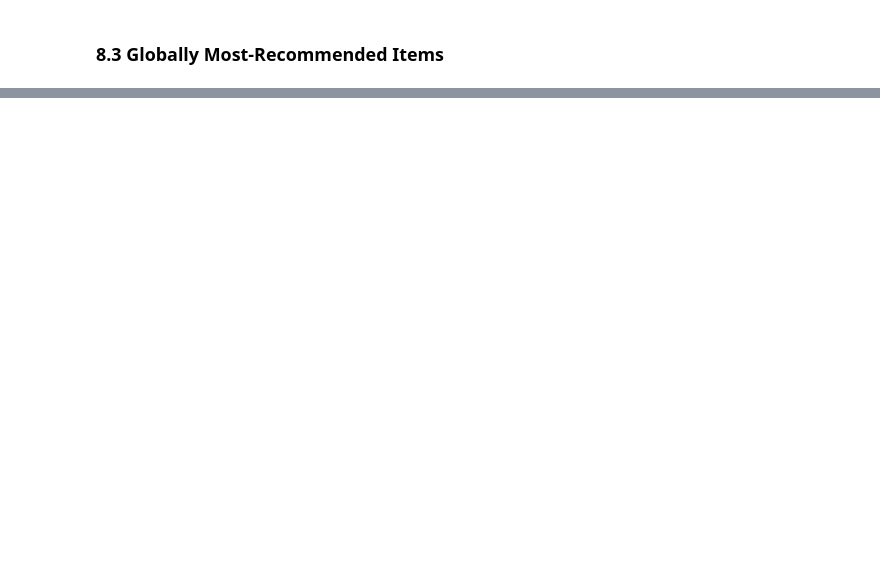
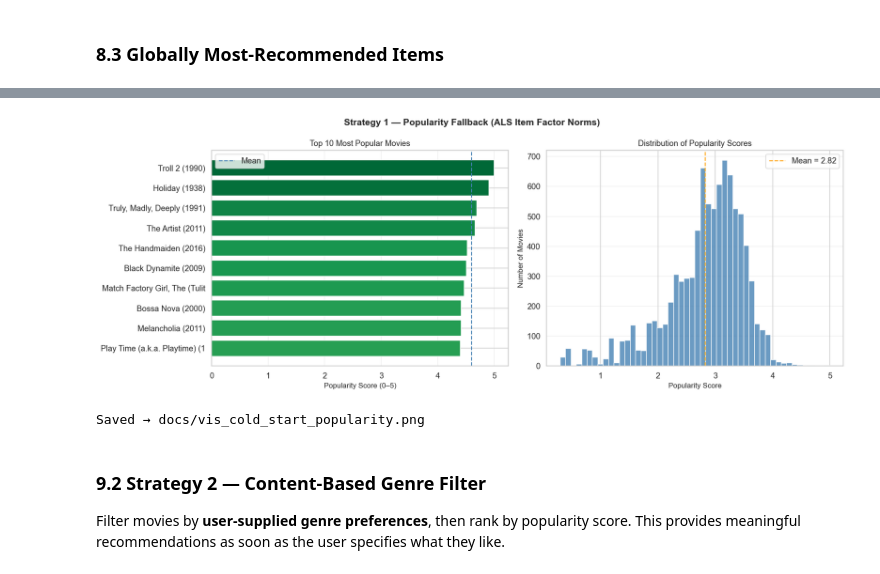
Before and after one commit to e10indika/movie-recommendation-system, a Jupyter notebook: pyspark_recommendation_system.ipynb, the cells around one changed output, grey strips where cells are left out. Drawn from its saved outputs; the diff is of its cells as text; code cells hidden in the pictures; blank space fills up the shorter version.

```diff
--- a/pyspark_recommendation_system.ipynb
+++ b/pyspark_recommendation_system.ipynb
@@ -774,0 +1091,16 @@ print('Saved: chart_08_global_recommendations.png')
+# %%
+# ── Compute L2-norm popularity score ─────────────────────────────────────────
+norms    = np.linalg.norm(feat_mat[feat_cols].values, axis=1)
+norm_df  = pd.DataFrame({'movieId': feat_mat['movieId'].values, 'score': norms})
+max_norm = norm_df['score'].max()
+norm_df['score'] = norm_df['score'] / max_norm * 5.0
+
+popularity_stats = (
+    norm_df
+    .merge(movies_cs[['movieId','title','genres']], on='movieId', how='inner')
+    .sort_values('score', ascending=False)
+)
+
+top_popular = popularity_stats.head(15)
+print('Top-15 Popular Movies (by ALS item factor norm):')
+print(top_popular[['title','genres','score']].to_string(index=False))
@@ -774,0 +1125,40 @@ print('Saved: chart_08_global_recommendations.png')
+# %%
+# ── Visualise popularity scores ──────────────────────────────────────────────
+fig, axes = plt.subplots(1, 2, figsize=(16, 6))
+fig.suptitle('Strategy 1 — Popularity Fallback (ALS Item Factor Norms)', fontsize=14, fontweight='bold')
+
+# Bar chart: top 15
+top10 = top_popular.head(10)
+axes[0].barh(
+    top10['title'].str[:30].values[::-1],
+    top10['score'].values[::-1],
+    color=plt.cm.RdYlGn(top10['score'].values[::-1] / 5.0)
+)
+axes[0].set_xlabel('Popularity Score (0–5)', fontsize=11)
+axes[0].set_title('Top 10 Most Popular Movies', fontsize=12)
+axes[0].axvline(top10['score'].mean(), color='steelblue', linestyle='--', label='Mean')
+axes[0].legend()
+axes[0].grid(axis='x', alpha=0.3)
+
+# Histogram: score distribution
+axes[1].hist(popularity_stats['score'], bins=50, color='steelblue', edgecolor='white', alpha=0.8)
+axes[1].set_xlabel('Popularity Score', fontsize=11)
+axes[1].set_ylabel('Number of Movies', fontsize=11)
+axes[1].set_title('Distribution of Popularity Scores', fontsize=12)
+axes[1].axvline(popularity_stats['score'].mean(), color='orange', linestyle='--',
+                label=f"Mean = {popularity_stats['score'].mean():.2f}")
+axes[1].legend()
+axes[1].grid(axis='y', alpha=0.3)
+
+plt.tight_layout()
+plt.savefig('docs/vis_cold_start_popularity.png', dpi=150, bbox_inches='tight')
+plt.show()
+print('Saved → docs/vis_cold_start_popularity.png')
+# %% [output]
+[figure, added]
+Saved → docs/vis_cold_start_popularity.png
+# %% [markdown]
+### 9.2 Strategy 2 — Content-Based Genre Filter
+
+Filter movies by **user-supplied genre preferences**, then rank by popularity score.
+This provides meaningful recommendations as soon as the user specifies what they like.
```
Also changed, not shown: parts of 52 cells of this notebook.
